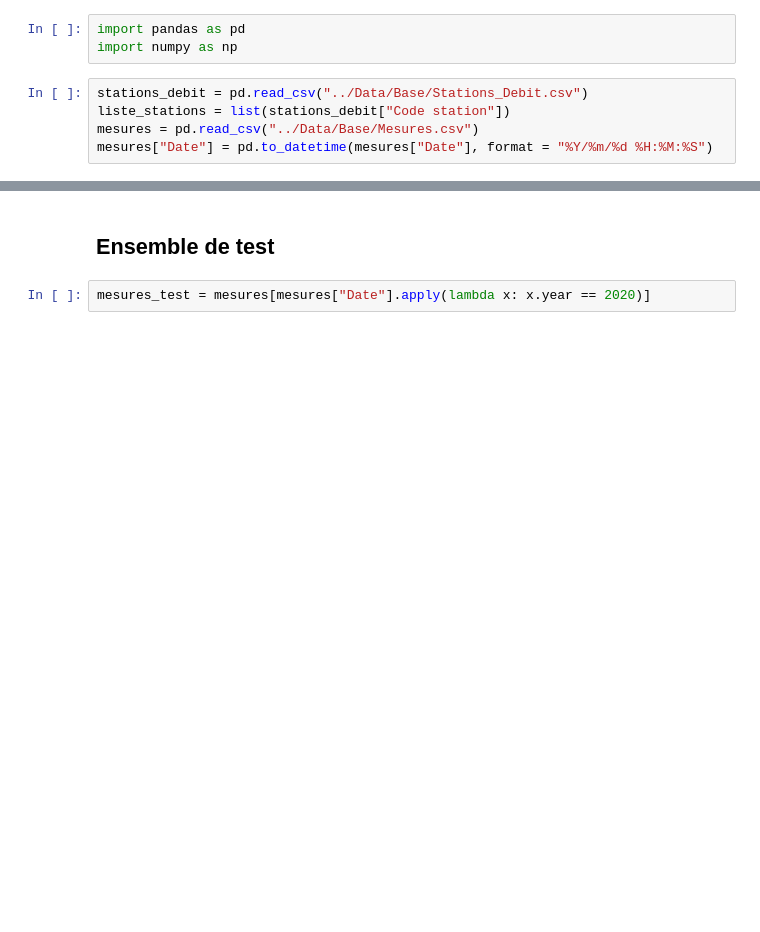
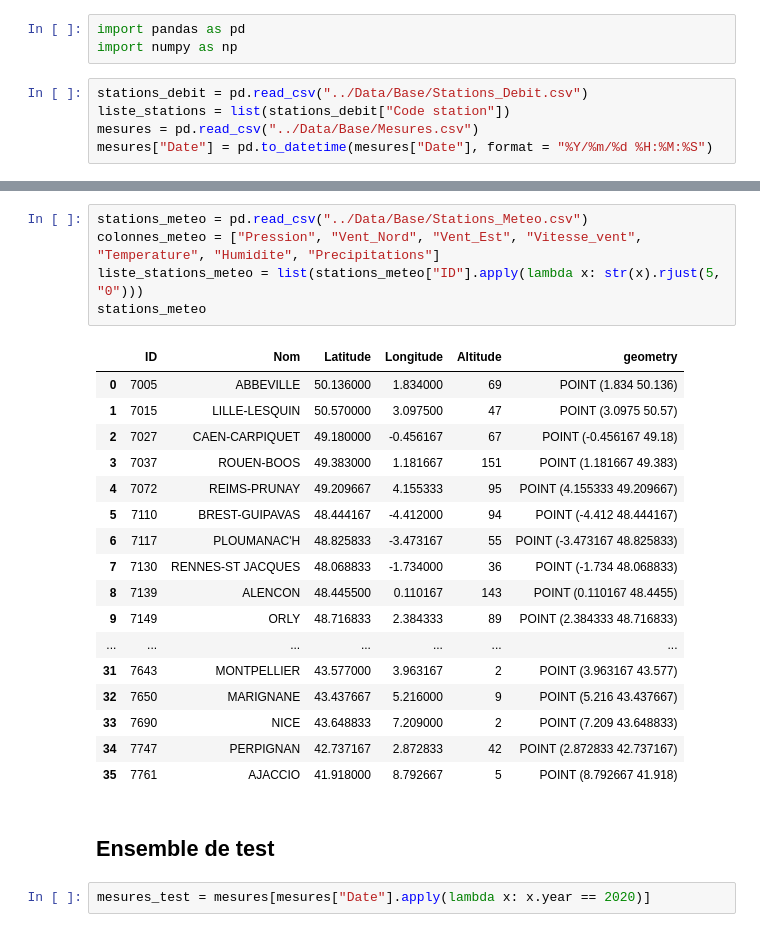
Before and after one commit to JlnZhou/ProjectML, a Jupyter notebook: Cadre.ipynb, the cells around one changed output, grey strips where cells are left out. Cells and saved outputs as stored; diff of their text form; blank space fills up the shorter version.

```diff
--- a/Cadre.ipynb
+++ b/Cadre.ipynb
@@ -35,6 +35,29 @@ stations_debit
 | 23 | H3930020 | La Seine à Saint-Fargeau-Ponthier... | fortement | 34.72 | POINT (2.550864482183786 48.53712... | 8 | Seine |
 | 24 | H4340020 | La Seine à Alfortville | pas ou faiblement | 29.46 | POINT (2.417823504639927 48.78150... | 9 | Seine |
 | 25 | H8100021 | La Seine à Vernon | NaN | 9.16 | POINT (1.488938654379183 49.09633... | 10 | Seine |
+# %%
+stations_meteo = pd.read_csv("../Data/Base/Stations_Meteo.csv")
+colonnes_meteo = ["Pression", "Vent_Nord", "Vent_Est", "Vitesse_vent", "Temperature", "Humidite", "Precipitations"]
+liste_stations_meteo = list(stations_meteo["ID"].apply(lambda x: str(x).rjust(5, "0")))
+stations_meteo
+# %% [output]
+|  | ID | Nom | Latitude | Longitude | Altitude | geometry |
+| 0 | 7005 | ABBEVILLE | 50.136000 | 1.834000 | 69 | POINT (1.834 50.136) |
+| 1 | 7015 | LILLE-LESQUIN | 50.570000 | 3.097500 | 47 | POINT (3.0975 50.57) |
+| 2 | 7027 | CAEN-CARPIQUET | 49.180000 | -0.456167 | 67 | POINT (-0.456167 49.18) |
+| 3 | 7037 | ROUEN-BOOS | 49.383000 | 1.181667 | 151 | POINT (1.181667 49.383) |
+| 4 | 7072 | REIMS-PRUNAY | 49.209667 | 4.155333 | 95 | POINT (4.155333 49.209667) |
+| 5 | 7110 | BREST-GUIPAVAS | 48.444167 | -4.412000 | 94 | POINT (-4.412 48.444167) |
+| 6 | 7117 | PLOUMANAC'H | 48.825833 | -3.473167 | 55 | POINT (-3.473167 48.825833) |
+| 7 | 7130 | RENNES-ST JACQUES | 48.068833 | -1.734000 | 36 | POINT (-1.734 48.068833) |
+| 8 | 7139 | ALENCON | 48.445500 | 0.110167 | 143 | POINT (0.110167 48.4455) |
+| 9 | 7149 | ORLY | 48.716833 | 2.384333 | 89 | POINT (2.384333 48.716833) |
+| ... | ... | ... | ... | ... | ... | ... |
+| 31 | 7643 | MONTPELLIER | 43.577000 | 3.963167 | 2 | POINT (3.963167 43.577) |
+| 32 | 7650 | MARIGNANE | 43.437667 | 5.216000 | 9 | POINT (5.216 43.437667) |
+| 33 | 7690 | NICE | 43.648833 | 7.209000 | 2 | POINT (7.209 43.648833) |
+| 34 | 7747 | PERPIGNAN | 42.737167 | 2.872833 | 42 | POINT (2.872833 42.737167) |
+| 35 | 7761 | AJACCIO | 41.918000 | 8.792667 | 5 | POINT (8.792667 41.918) |
 # %% [markdown]
 ## Ensemble de test
 # %%
```
Also changed, not shown: parts of 7 cells of this notebook.
